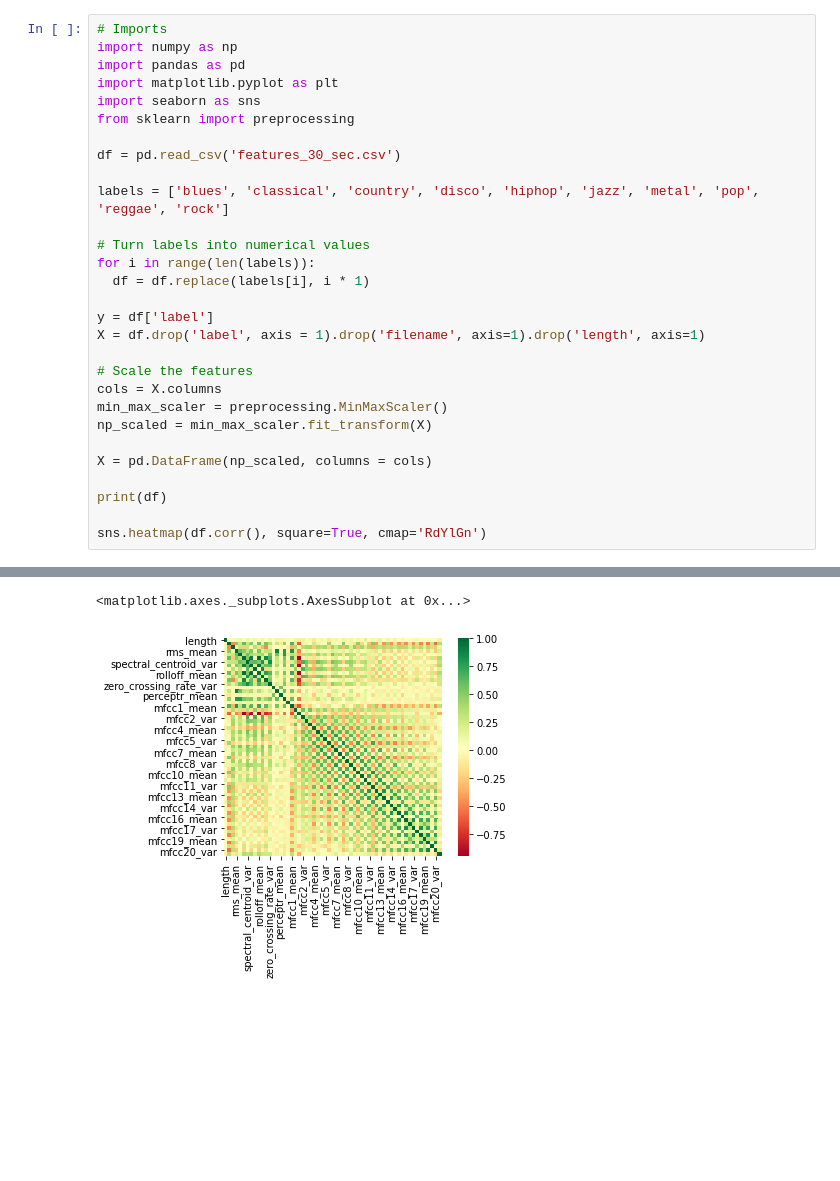
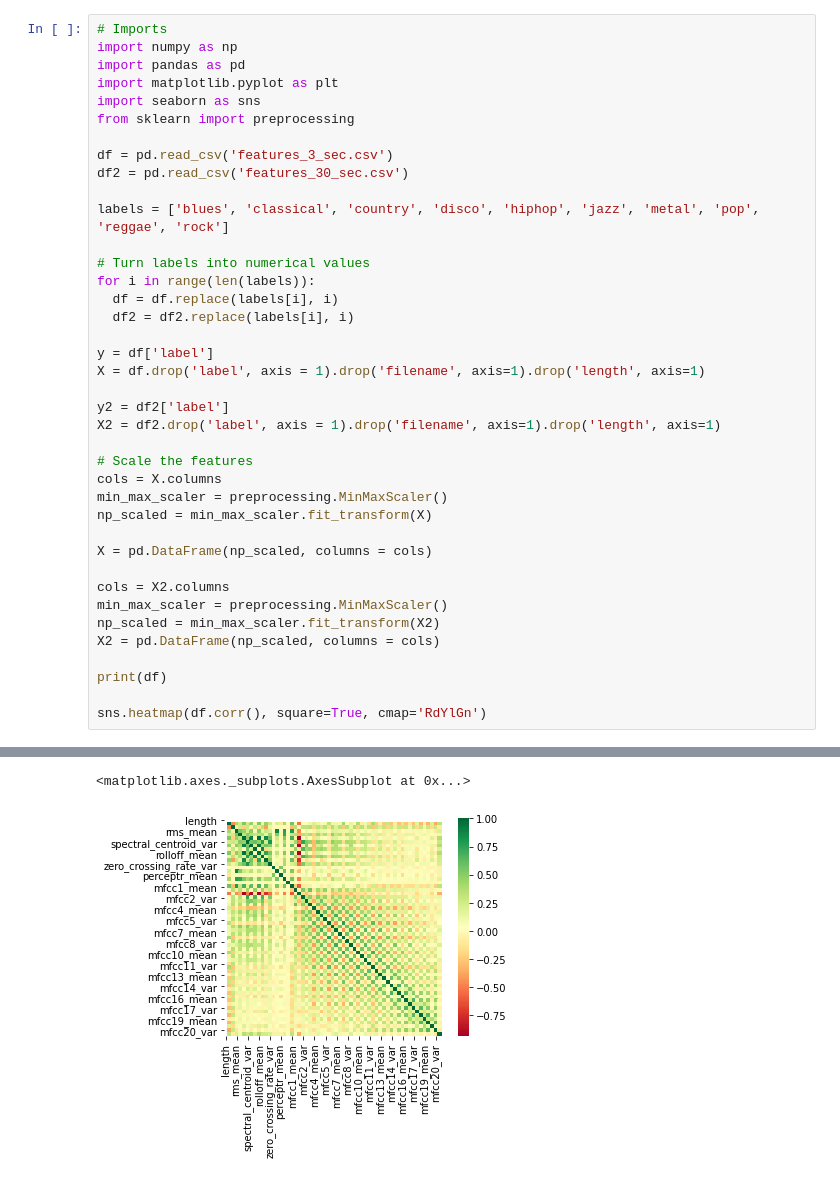
Before and after one commit to devlai23/MusicClassifier, a Jupyter notebook: CS_Project_Colab.ipynb, the cells around one changed output, grey strips where cells are left out. Cells and saved outputs as stored; diff of their text form; blank space fills up the shorter version.

```diff
--- a/CS_Project_Colab.ipynb
+++ b/CS_Project_Colab.ipynb
@@ -8,16 +8,21 @@ import matplotlib.pyplot as plt
 import seaborn as sns
 from sklearn import preprocessing
 
-df = pd.read_csv('features_30_sec.csv')
+df = pd.read_csv('features_3_sec.csv')
+df2 = pd.read_csv('features_30_sec.csv')
 
 labels = ['blues', 'classical', 'country', 'disco', 'hiphop', 'jazz', 'metal', 'pop', 'reggae', 'rock']
 
 # Turn labels into numerical values
 for i in range(len(labels)):
-  df = df.replace(labels[i], i * 1)
+  df = df.replace(labels[i], i)
+  df2 = df2.replace(labels[i], i)
 
 y = df['label']
 X = df.drop('label', axis = 1).drop('filename', axis=1).drop('length', axis=1)
+
+y2 = df2['label']
+X2 = df2.drop('label', axis = 1).drop('filename', axis=1).drop('length', axis=1)
 
 # Scale the features
 cols = X.columns
@@ -26,6 +31,11 @@ np_scaled = min_max_scaler.fit_transform(X)
 
 X = pd.DataFrame(np_scaled, columns = cols)
 
+cols = X2.columns
+min_max_scaler = preprocessing.MinMaxScaler()
+np_scaled = min_max_scaler.fit_transform(X2)
+X2 = pd.DataFrame(np_scaled, columns = cols)
+
 print(df)
 
 sns.heatmap(df.corr(), square=True, cmap='RdYlGn')
@@ -47,5 +57,5 @@ sns.heatmap(df.corr(), square=True, cmap='RdYlGn')
 <matplotlib.axes._subplots.AxesSubplot at 0x...>
-[figure, old version]
+[figure, new version]
 # %%
 from sklearn.neighbors import KNeighborsClassifier
 from sklearn.model_selection import train_test_split
```
Also changed, not shown: parts of 2 cells of this notebook.
